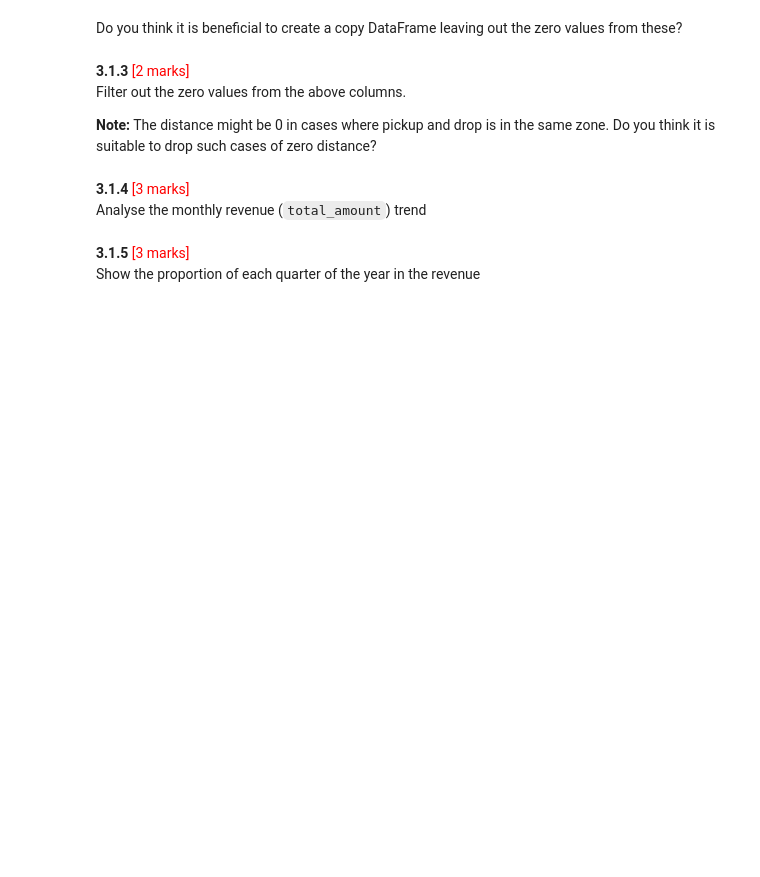
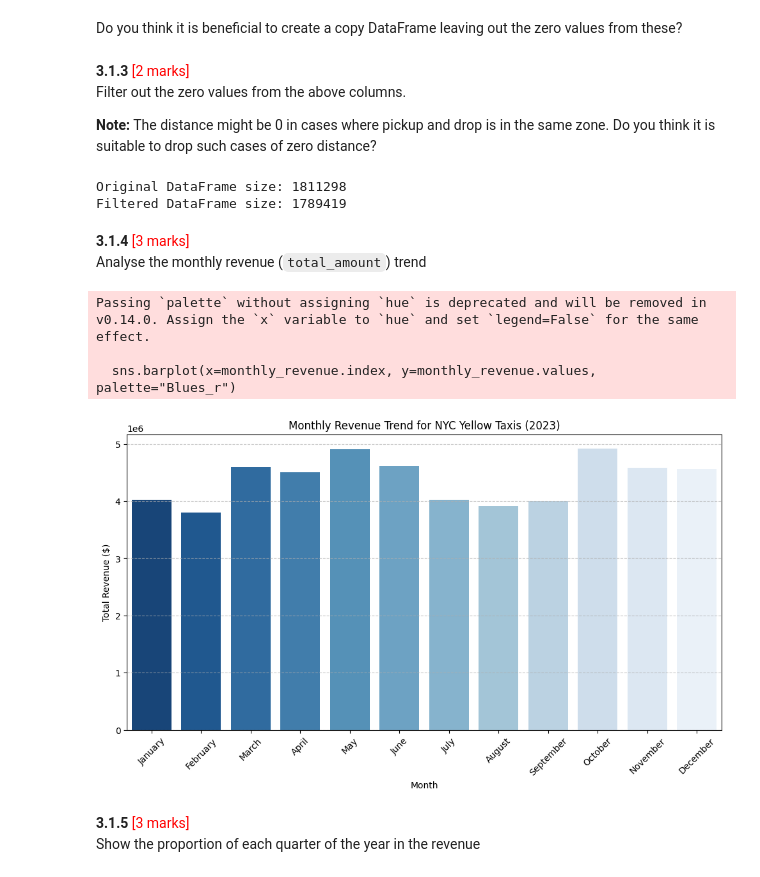
Before and after one commit to arnavxyz/EDA_Optimising_NYC_Taxis_Arnav_Dubey, a Jupyter notebook: EDA_Assg_NYC_Taxi_Starter.ipynb, the cells around one changed output. Drawn from its saved outputs; the diff is of its cells as text; code cells hidden in the pictures; blank space fills up the shorter version.

```diff
--- a/EDA_Assg_NYC_Taxi_Starter.ipynb
+++ b/EDA_Assg_NYC_Taxi_Starter.ipynb
@@ -960,3 +1086,23 @@ Filter out the zero values from the above columns.
+# %%
+# Create a df with non zero entries for the selected parameters.
+
+# Define the columns to filter
+columns_to_filter = ["fare_amount", "tip_amount", "total_amount", "trip_distance"]
+
+# Create a new DataFrame excluding rows where any of these values are zero or negative
+non_zero_df = final_sampled_df[
+    (final_sampled_df["fare_amount"] > 0) &
+    (final_sampled_df["tip_amount"] >= 0) &  # Tips can be zero but not negative
+    (final_sampled_df["total_amount"] > 0) &
+    (final_sampled_df["trip_distance"] > 0)
+].copy()
+
+# Display the shape of the new DataFrame
+print(f"Original DataFrame size: {final_sampled_df.shape[0]}")
+print(f"Filtered DataFrame size: {non_zero_df.shape[0]}")
+# %% [output]
+Original DataFrame size: 1811298
+Filtered DataFrame size: 1789419
 # %% [markdown]
 **3.1.4** <font color = red>[3 marks]</font> <br>
 Analyse the monthly revenue (`total_amount`) trend
@@ -965,3 +1109,39 @@ Analyse the monthly revenue (`total_amount`) trend
+# %%
+# Group data by month and analyse monthly revenue
+
+# Ensure pickup_date is in datetime format
+final_sampled_df["pickup_date"] = pd.to_datetime(final_sampled_df["pickup_date"])
+
+# Extract the month
+final_sampled_df["pickup_month"] = final_sampled_df["pickup_date"].dt.month
+
+# Group by month and calculate total revenue
+monthly_revenue = final_sampled_df.groupby("pickup_month")["total_amount"].sum()
+
+# Sort by month for correct order
+monthly_revenue = monthly_revenue.sort_index()
+
+# Mapping month numbers to names for better visualization
+month_mapping = {
+    1: "January", 2: "February", 3: "March", 4: "April", 5: "May", 6: "June",
+    7: "July", 8: "August", 9: "September", 10: "October", 11: "November", 12: "December"
+}
+monthly_revenue.index = monthly_revenue.index.map(month_mapping)
+
+# Plot the monthly revenue trend
+plt.figure(figsize=(12, 6))
+sns.barplot(x=monthly_revenue.index, y=monthly_revenue.values, palette="Blues_r")
+plt.xlabel("Month")
+plt.ylabel("Total Revenue ($)")
+plt.title("Monthly Revenue Trend for NYC Yellow Taxis (2023)")
+plt.xticks(rotation=45)
+plt.grid(axis="y", linestyle="--", alpha=0.7)
+plt.show()
+# %% [output]
+Passing `palette` without assigning `hue` is deprecated and will be removed in v0.14.0. Assign the `x` variable to `hue` and set `legend=False` for the same effect.
+
+  sns.barplot(x=monthly_revenue.index, y=monthly_revenue.values, palette="Blues_r")
+[figure, added]
 # %% [markdown]
 **3.1.5** <font color = red>[3 marks]</font> <br>
 Show the proportion of each quarter of the year in the revenue
```
Also changed, not shown: parts of 58 cells of this notebook.
